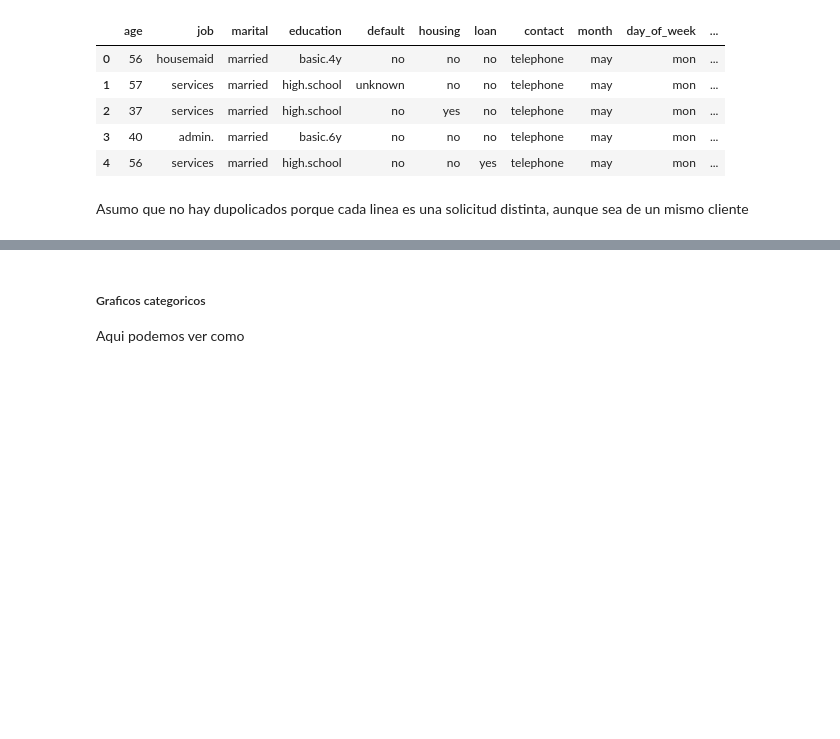
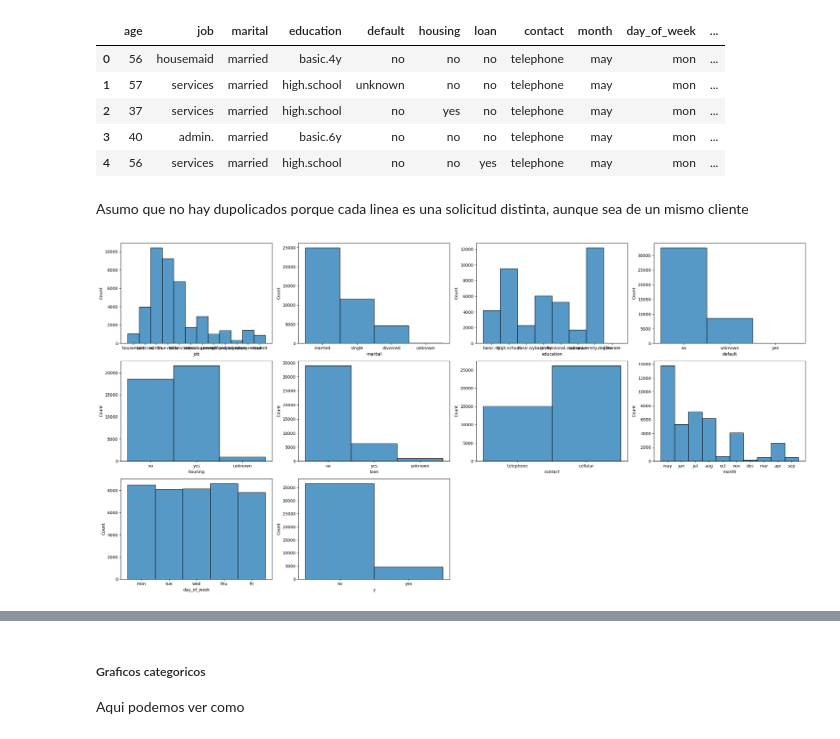
Before and after one commit to milser/Logistic-Regression-Project-Tutorial, a Jupyter notebook: src/explore.ipynb, the cells around one changed output, grey strips where cells are left out. Cells and saved outputs as stored; diff of their text form; code cells hidden in the pictures; blank space fills up the shorter version.

```diff
--- a/src/explore.ipynb
+++ b/src/explore.ipynb
@@ -126,20 +126,52 @@ def save_duplicates_to_excel(data, columns, folder_path):
         file_path = folder_path + f"\\{column}.xlsx"
         unique_data.to_excel(file_path, index=False)
 
-non_numeric_columns = total_data.select_dtypes(exclude=['number']).columns.tolist()
-printable_columns = total_data.columns.difference(non_numeric_columns)
+non_numeric_columns = clean_data.select_dtypes(exclude=['number']).columns.tolist()
+printable_columns = clean_data.columns.difference(non_numeric_columns)
 printable_columns
 
 #Selecciono las columnas que tienen algo no numerico, por lo que querremos categorizarlo
-non_numeric_columns = total_data.select_dtypes(exclude=['number']).columns.tolist()
+non_numeric_columns = total_data_raw.select_dtypes(exclude=['number']).columns.tolist()
 #Estas columnas son las que tienen SOLO numeros
-printable_columns = total_data.columns.difference(non_numeric_columns)
+printable_columns = total_data_raw.columns.difference(non_numeric_columns)
 
 columns = non_numeric_columns
 folder_path = r"C:\Users\milser\Documents\Trasteo_4geeks\Logistic-Regression-Project-Tutorial\data\raw"
 # Llamar a la función para guardar los datos únicos en archivos Excel
-save_duplicates_to_excel(total_data, columns, folder_path)
-total_data.head(50).to_excel(r"C:\Users\milser\Documents\Trasteo_4geeks\Logistic-Regression-Project-Tutorial\data\raw\with_factors.xlsx", index = False)
+save_duplicates_to_excel(clean_data, columns, folder_path)
+clean_data.head(50).to_excel(r"C:\Users\milser\Documents\Trasteo_4geeks\Logistic-Regression-Project-Tutorial\data\raw\with_factors.xlsx", index = False)
+# %%
+import numpy as np
+import matplotlib.pyplot as plt
+import seaborn as sns
+
+non_numeric_columns = total_data_raw.select_dtypes(exclude=['number']).columns.tolist()
+
+def plot_histplots(clean_data, columns):
+    num_plots = len(columns)
+    n = int(np.ceil(np.sqrt(num_plots)))  # Calcular el número de filas y columnas necesarias
+    m = (num_plots + n - 1) // n  # Calcular el número de filas necesarias para acomodar todos los gráficos
+    fig, axes = plt.subplots(m, n, figsize=(6*n, 4*m))  # Crear la figura y los ejes
+
+    for i, column in enumerate(columns):
+        row = i // n
+        col = i % n
+        sns.histplot(clean_data, x=column, ax=axes[row, col])  # Dibujar histplot en el eje correspondiente
+
+     #Rellenar los huecos vacíos
+    for i in range(num_plots, m*n):
+        row = i // n
+        col = i % n
+        axes[row, col].axis('off')
+
+    plt.tight_layout()  # Ajustar el diseño para que no haya superposición
+
+# Ejemplo de uso:
+columns_to_plot = non_numeric_columns  # Lista de columnas que deseas representar
+plot_histplots(clean_data, columns_to_plot)
+plt.show()
+# %% [output]
+[figure, added]
 # %%
 import matplotlib.pyplot as plt
 import seaborn as sns
```
Also changed, not shown: parts of 30 cells of this notebook, 12 other files.
